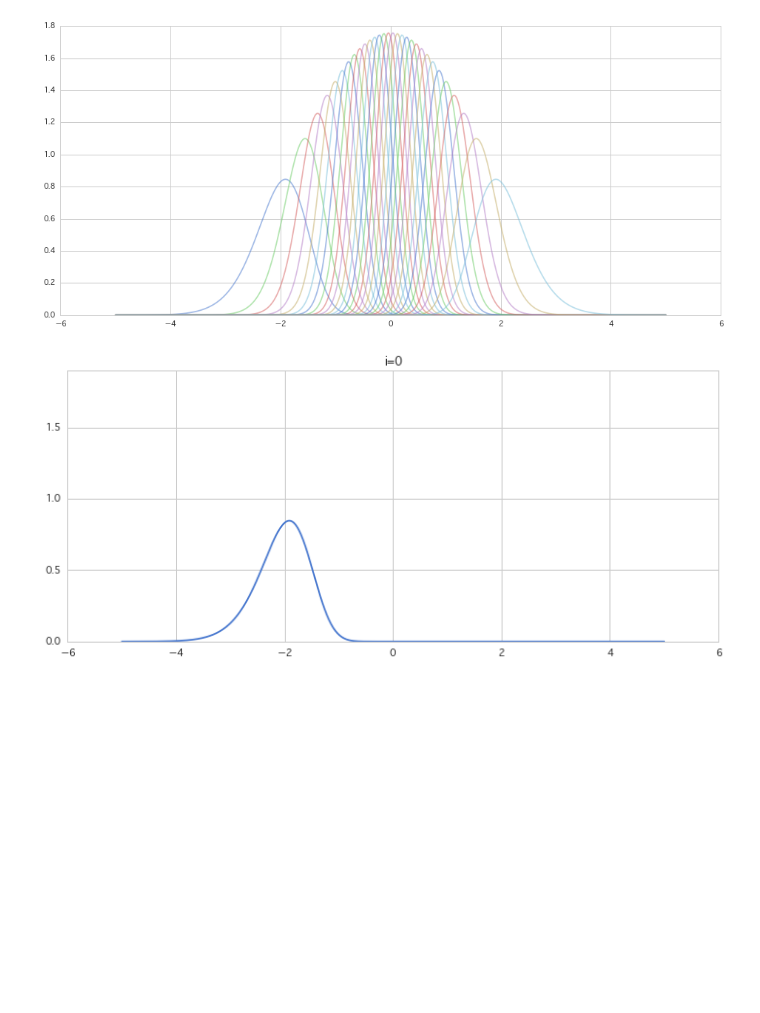
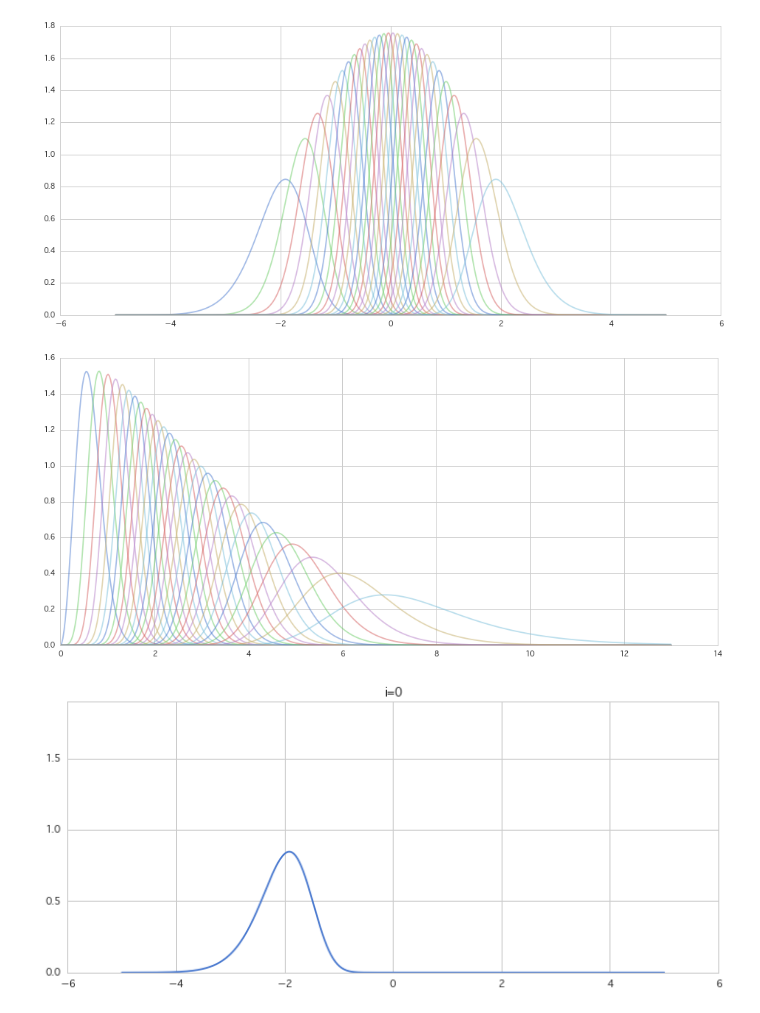
Before and after one commit to matsuken92/Qiita_Contents, a Jupyter notebook: General/order_statistic.ipynb, the cells around one changed output. Saved outputs shown, nothing was run; the diff lists cells and outputs as text; code cells hidden in the pictures; blank space fills up the shorter version.

```diff
--- a/General/order_statistic.ipynb
+++ b/General/order_statistic.ipynb
@@ -124,7 +156,17 @@ def order_density_stdnorm(x, n, k):
     n: データの個数
     k: k番目のデータ
     """
-    return comb(n, k)*k*st.norm.cdf(x, loc=0, scale=1)**(k-1)*(1-st.norm.cdf(x, loc=0, scale=1))**(n-k)*st.norm.pdf(x, loc=0, scale=1)
+    return comb(n, k)*k*st.norm.cdf(x, loc=0, scale=1)**(k-1)*\
+           (1-st.norm.cdf(x, loc=0, scale=1))**(n-k)*st.norm.pdf(x, loc=0, scale=1)
+
+def order_density_gamma(x, n, k):
+    """
+    x: 密度関数の対象となるxの値
+    n: データの個数
+    k: k番目のデータ
+    """
+    return comb(n, k)*k*st.gamma.cdf(x, a=3, loc=0, scale=1)**(k-1)*\
+           (1-st.gamma.cdf(x, a=3, loc=0, scale=1))**(n-k)*st.gamma.pdf(x, a=3, loc=0, scale=1)
 # %%
 plt.figure(figsize=(16,7))
 xx = np.linspace(-5, 5, 501)
@@ -136,6 +178,17 @@ for i in range(n_data):
     y_cum += y[i]
 # %% [output]
 [figure]
+# %%
+plt.figure(figsize=(16,7))
+xx = np.linspace(0, 13, 501)
+y = np.empty((n_data, 501))
+y_cum = np.zeros(501)
+for i in range(n_data):
+    y[i] = order_density_gamma(xx, n_data, i+1)
+    plt.plot(xx, y[i], alpha=0.5)
+    y_cum += y[i]
+# %% [output]
+[figure, added]
 # %%
 def animate(nframe):
     global num_frame, xx
```
Also changed, not shown: parts of 6 cells of this notebook.
